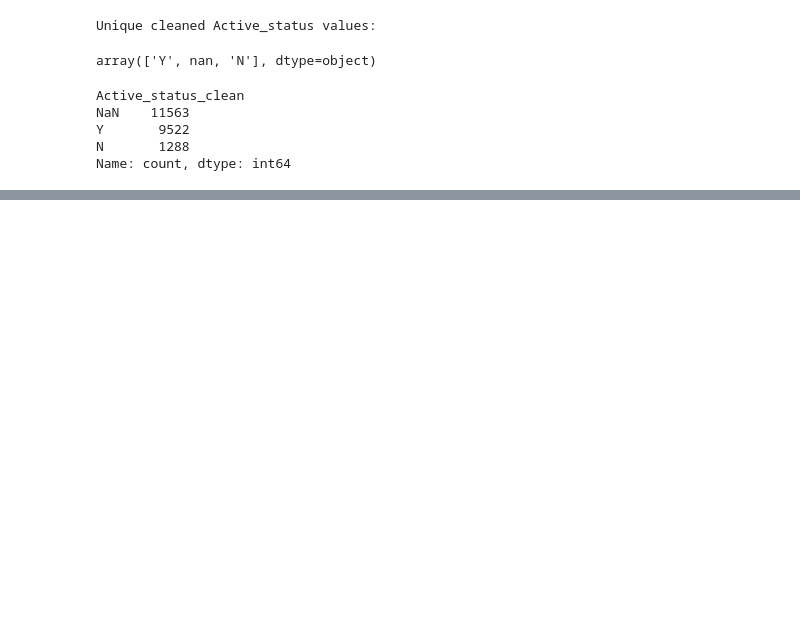
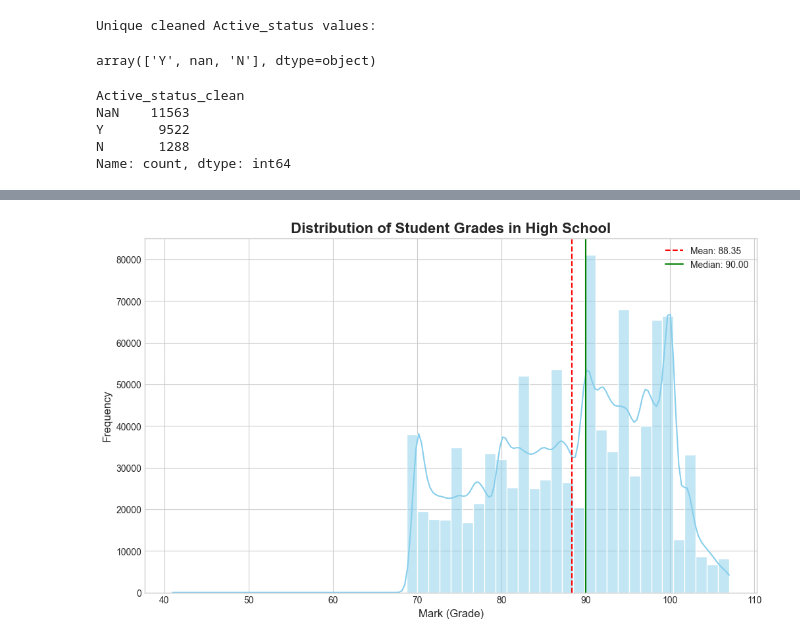
Before and after one commit to bvo0293/PracticumSummer2025, a Jupyter notebook: EDA.ipynb, the cells around one changed output, grey strips where cells are left out. Drawn from its saved outputs; the diff is of its cells as text; code cells hidden in the pictures; blank space fills up the shorter version.

```diff
--- a/EDA.ipynb
+++ b/EDA.ipynb
@@ -419,0 +459,25 @@ display(recommendations.head())
+# %%
+import matplotlib.pyplot as plt
+import seaborn as sns
+
+# Distribution of Student Grade
+plt.style.use('seaborn-v0_8-whitegrid')
+plt.figure(figsize=(12, 7))
+
+# Convert 'Mark' column to a numeric type. Errors will become NaN.
+hs_grades_cleaned['Mark'] = pd.to_numeric(hs_grades_cleaned['Mark'], errors='coerce')
+
+# Filter out nulls and grades of 0, which may skew the plot
+grades_to_plot = hs_grades_cleaned[hs_grades_cleaned['Mark'].notna() & (hs_grades_cleaned['Mark'] > 0)]
+
+sns.histplot(grades_to_plot['Mark'], bins=50, kde=True, color='skyblue')
+
+plt.title('Distribution of Student Grades in High School', fontsize=16, fontweight='bold')
+plt.xlabel('Mark (Grade)', fontsize=12)
+plt.ylabel('Frequency', fontsize=12)
+plt.axvline(grades_to_plot['Mark'].mean(), color='red', linestyle='--', label=f'Mean: {grades_to_plot["Mark"].mean():.2f}')
+plt.axvline(grades_to_plot['Mark'].median(), color='green', linestyle='-', label=f'Median: {grades_to_plot["Mark"].median():.2f}')
+plt.legend()
+plt.show()
+# %% [output]
+[figure, added]
```
Also changed, not shown: parts of 27 cells of this notebook, 2 other files.
